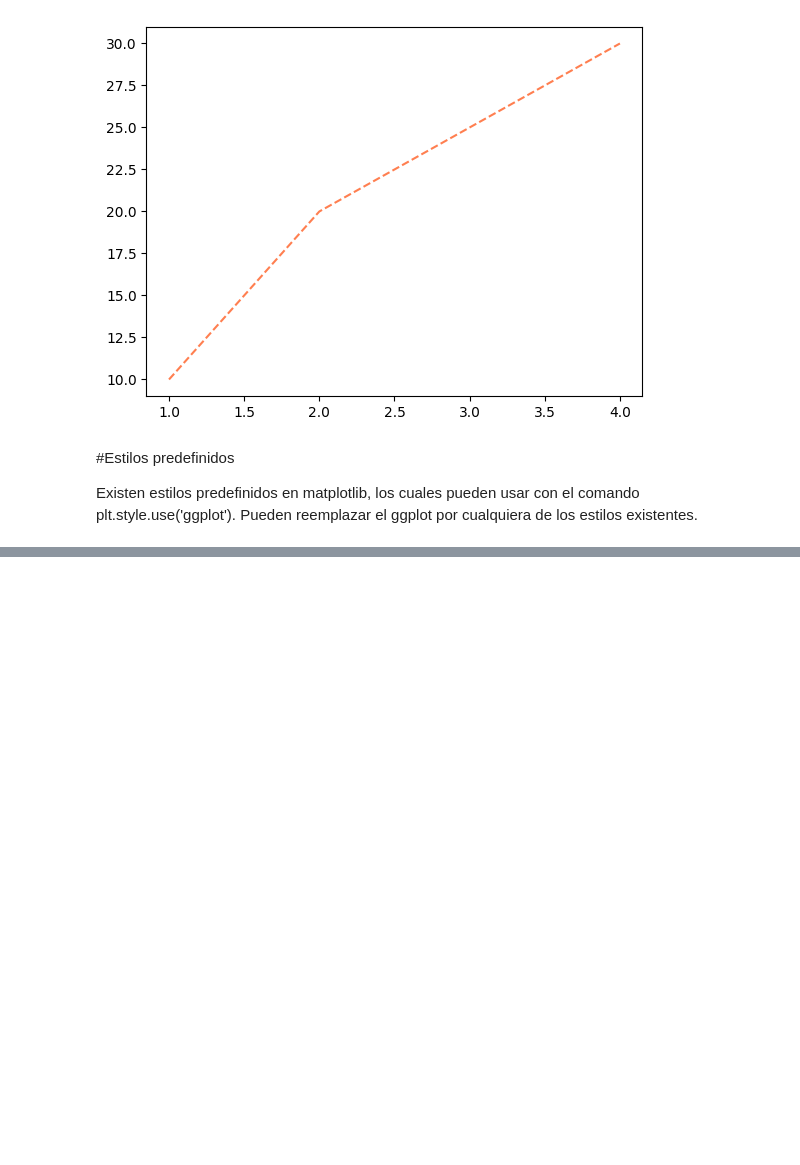
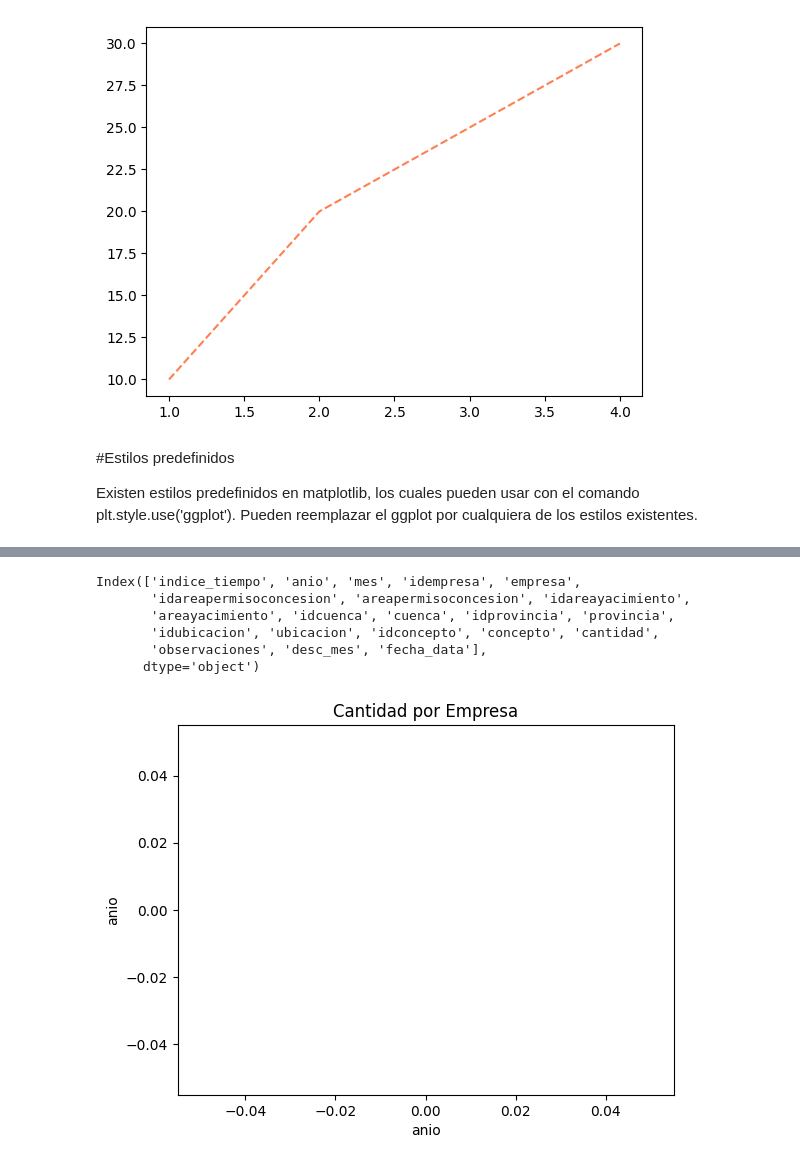
Before and after one commit to Vanessa0ne/Rails, a Jupyter notebook: estructura_de_control_phyton.ipynb, the cells around one changed output, grey strips where cells are left out. Drawn from its saved outputs; the diff is of its cells as text; code cells hidden in the pictures; blank space fills up the shorter version.

```diff
--- a/estructura_de_control_phyton.ipynb
+++ b/estructura_de_control_phyton.ipynb
@@ -271,0 +464,29 @@ Existen estilos predefinidos en matplotlib, los cuales pueden usar con el comand
+# %%
+import pandas as pd
+import matplotlib.pyplot as plt
+
+# Cargar el archivo CSV desde la URL
+url = 'http://datos.energia.gob.ar/dataset/590d1284-fd6d-4686-afd8-b3da5d90a6e9/resource/ce479c85-2e8b-441e-9c68-9681597b3694/download/produccin-de-gas-por-yacimiento.csv'
+df = pd.read_csv(url)
+
+# Check the actual column names in your DataFrame
+print(df.columns)
+
+# Assuming the column is named 'empresa' (lowercase)
+# Filter by the desired company (replace 'EmpresaX' with the actual company name)
+PromEmpresa = df[df['empresa'] == 'EmpresaX']
+
+# Plot the 'cantidad' column
+plt.plot(PromEmpresa['cantidad'])
+plt.title('Cantidad por Empresa')
+plt.xlabel('anio')
+plt.ylabel('anio')
+plt.show()
+# %% [output]
+Index(['indice_tiempo', 'anio', 'mes', 'idempresa', 'empresa',
+       'idareapermisoconcesion', 'areapermisoconcesion', 'idareayacimiento',
+       'areayacimiento', 'idcuenca', 'cuenca', 'idprovincia', 'provincia',
+       'idubicacion', 'ubicacion', 'idconcepto', 'concepto', 'cantidad',
+       'observaciones', 'desc_mes', 'fecha_data'],
+      dtype='object')
+[figure, added]
```
Also changed, not shown: parts of 26 cells of this notebook.
